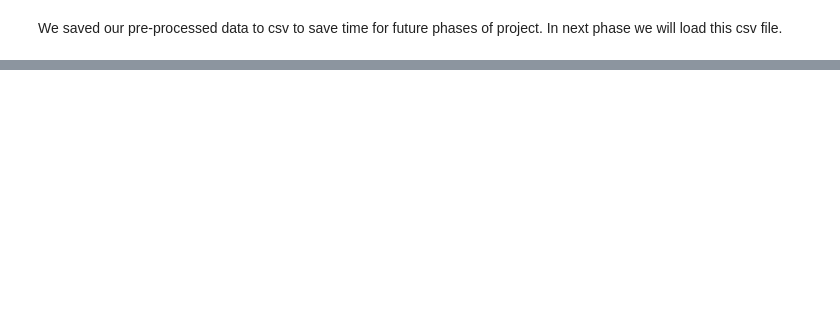
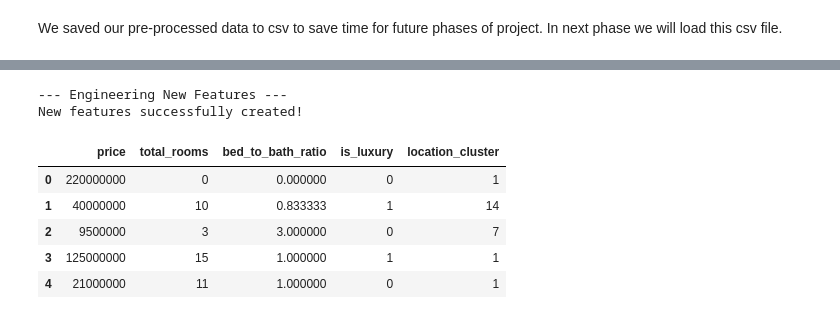
Before and after one commit to AbdullahZulfiqar2005/ML-data-processing, a Jupyter notebook: zameen-com-processed-data.ipynb, the cells around one changed output, grey strips where cells are left out. Drawn from its saved outputs; the diff is of its cells as text; code cells hidden in the pictures; blank space fills up the shorter version.

Commit message:
Kaggle Notebook | Zameen.com processed data | Version 5

```diff
--- a/zameen-com-processed-data.ipynb
+++ b/zameen-com-processed-data.ipynb
@@ -76,0 +137,17 @@ We saved our pre-processed data to csv to save time for future phases of project
+# %%
+from sklearn.preprocessing import LabelEncoder
+import pandas as pd
+
+# 1. Load the clean dataset you saved at the end of Phase 2
+df = pd.read_csv('cleaned_zameen_data.csv')
+
+# 2. Identify all the columns that contain text
+text_columns = ['property_type', 'location', 'city', 'province_name', 'purpose']
+
+# 3. Convert the text into numbers
+le = LabelEncoder()
+for col in text_columns:
+    df[col] = le.fit_transform(df[col].astype(str))
+
+print("Text columns successfully converted to numbers!")
+display(df.head())
@@ -76,0 +251,34 @@ We saved our pre-processed data to csv to save time for future phases of project
+# %%
+from sklearn.cluster import KMeans
+import numpy as np
+
+print("--- Engineering New Features ---")
+
+# Feature 1: Total Rooms (Overall functional size)
+df['total_rooms'] = df['bedrooms'] + df['baths']
+
+# Feature 2: Bed-to-Bath Ratio (Proxy for architectural layout)
+# We add 1 to baths to completely prevent any "division by zero" math crashes
+df['bed_to_bath_ratio'] = df['bedrooms'] / (df['baths'] + 1)
+
+# Feature 3: Luxury Flag (Is it a massive house with lots of bathrooms?)
+# 1 if area >= 20 marlas (1 Kanal) AND baths >= 5. Otherwise, 0.
+df['is_luxury'] = np.where((df['area_in_marlas'] >= 20) & (df['baths'] >= 5), 1, 0)
+
+# Feature 4: K-Means Spatial Clustering (Grouping by exact geographic coordinates)
+# We ask K-Means to group the latitude and longitude into 20 distinct "market zones"
+kmeans = KMeans(n_clusters=20, random_state=42, n_init=10)
+df['location_cluster'] = kmeans.fit_predict(df[['latitude', 'longitude']])
+
+print("New features successfully created!")
+# Let's peek at our newly created columns next to the price
+display(df[['price', 'total_rooms', 'bed_to_bath_ratio', 'is_luxury', 'location_cluster']].head())
+# %% [output]
+--- Engineering New Features ---
+New features successfully created!
+|  | price | total_rooms | bed_to_bath_ratio | is_luxury | location_cluster |
+| 0 | 220000000 | 0 | 0.000000 | 0 | 1 |
+| 1 | 40000000 | 10 | 0.833333 | 1 | 14 |
+| 2 | 9500000 | 3 | 3.000000 | 0 | 7 |
+| 3 | 125000000 | 15 | 1.000000 | 1 | 1 |
+| 4 | 21000000 | 11 | 1.000000 | 0 | 1 |
```
Also changed, not shown: parts of 19 cells of this notebook.
